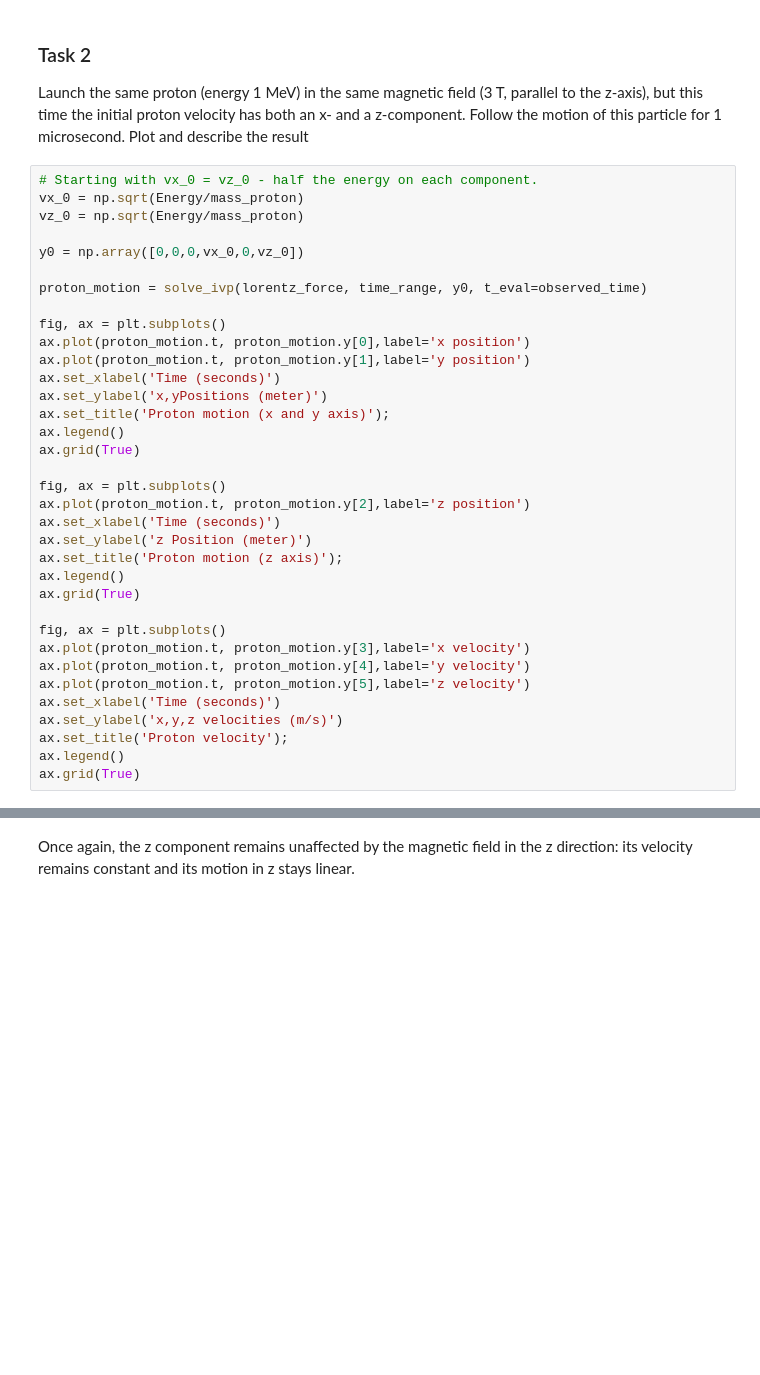
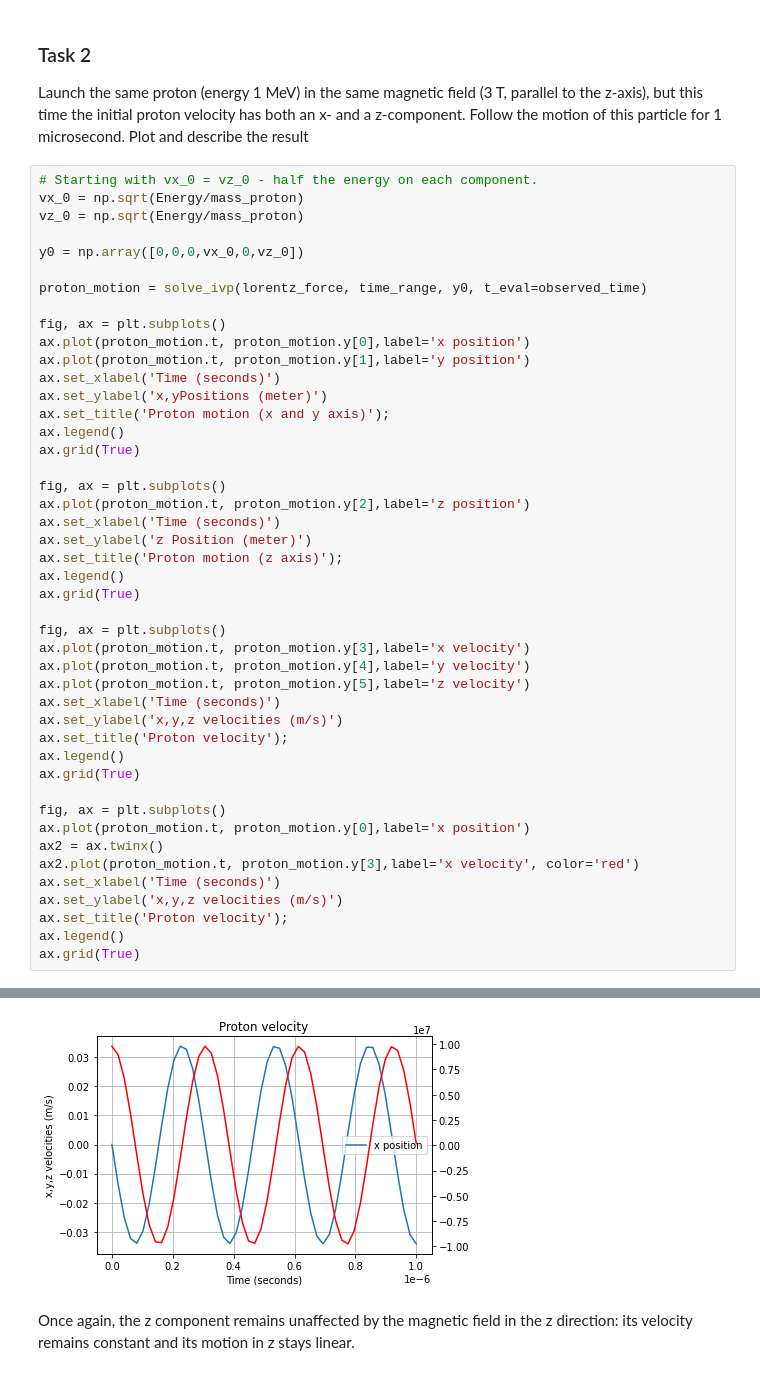
Before and after one commit to elariekerboull/master_uppsala, a Jupyter notebook: python programming/AAssignment2.ipynb, the cells around one changed output, grey strips where cells are left out. Saved outputs shown, nothing was run; the diff lists cells and outputs as text; blank space fills up the shorter version.

```diff
--- a/python programming/AAssignment2.ipynb
+++ b/python programming/AAssignment2.ipynb
@@ -98,33 +123,44 @@ proton_motion = solve_ivp(lorentz_force, time_range, y0, t_eval=observed_time)
 fig, ax = plt.subplots()
 ax.plot(proton_motion.t, proton_motion.y[0],label='x position')
 ax.plot(proton_motion.t, proton_motion.y[1],label='y position')
 ax.set_xlabel('Time (seconds)')
 ax.set_ylabel('x,yPositions (meter)')
 ax.set_title('Proton motion (x and y axis)');
 ax.legend()
 ax.grid(True)
 
 fig, ax = plt.subplots()
 ax.plot(proton_motion.t, proton_motion.y[2],label='z position')
 ax.set_xlabel('Time (seconds)')
 ax.set_ylabel('z Position (meter)')
 ax.set_title('Proton motion (z axis)');
 ax.legend()
 ax.grid(True)
 
 fig, ax = plt.subplots()
 ax.plot(proton_motion.t, proton_motion.y[3],label='x velocity')
 ax.plot(proton_motion.t, proton_motion.y[4],label='y velocity')
 ax.plot(proton_motion.t, proton_motion.y[5],label='z velocity')
 ax.set_xlabel('Time (seconds)')
 ax.set_ylabel('x,y,z velocities (m/s)')
 ax.set_title('Proton velocity');
 ax.legend()
 ax.grid(True)
+
+fig, ax = plt.subplots()
+ax.plot(proton_motion.t, proton_motion.y[0],label='x position')
+ax2 = ax.twinx()
+ax2.plot(proton_motion.t, proton_motion.y[3],label='x velocity', color='red')
+ax.set_xlabel('Time (seconds)')
+ax.set_ylabel('x,y,z velocities (m/s)')
+ax.set_title('Proton velocity');
+ax.legend()
+ax.grid(True)
 # %% [output]
 [figure]
 [figure]
 [figure]
+[figure, added]
 # %% [markdown]
 Once again, the z component remains unaffected by the magnetic field in the z direction: its velocity remains constant and its motion in z stays linear.
 # %% [markdown]
```
Also changed, not shown: parts of 13 cells of this notebook.
